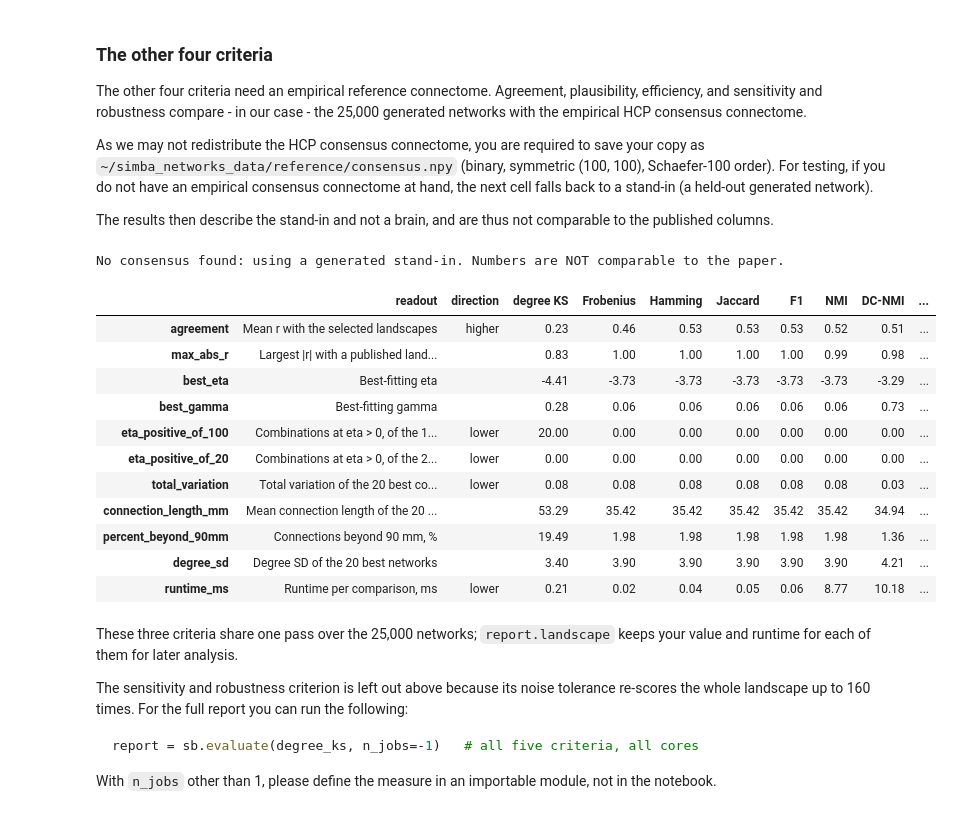
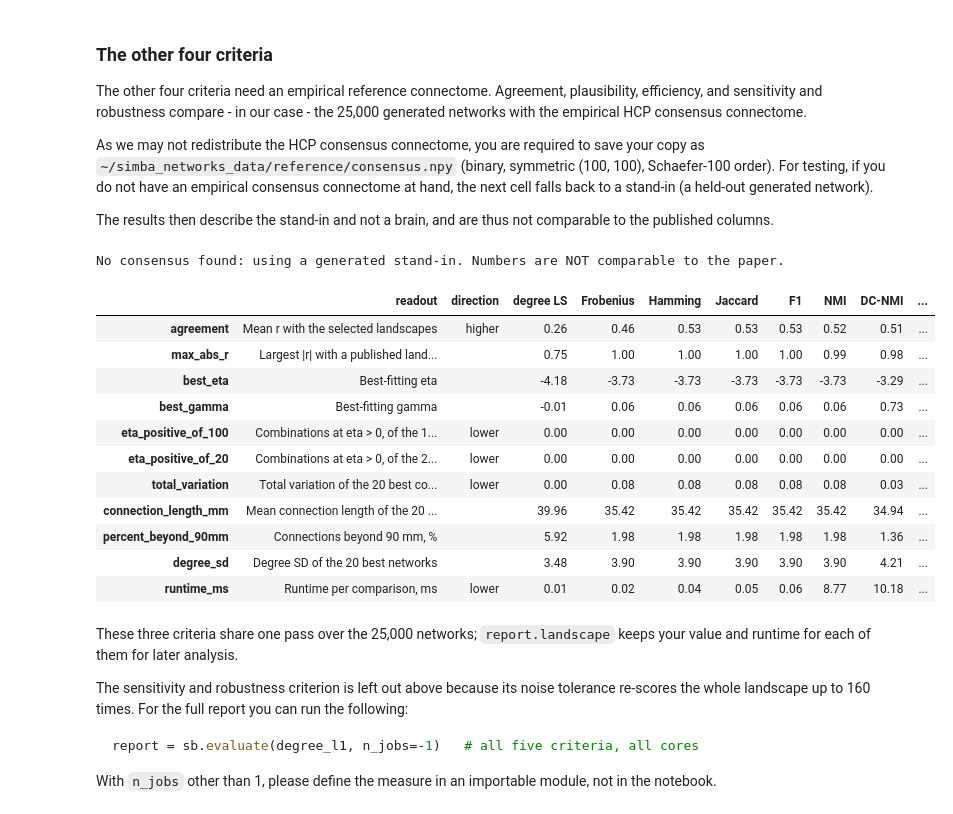
Before and after one commit to ad045/simba, a Jupyter notebook: tutorial.ipynb, the cells around one changed output. Cells and saved outputs as stored; diff of their text form; code cells hidden in the pictures.

````diff
--- a/tutorial.ipynb
+++ b/tutorial.ipynb
@@ -93,11 +93,10 @@ The example compares the two degree distributions with a Kolmogorov-Smirnov
 statistic. It ignores where the edges sit, so expect it to do poorly where
 topology matters.
 # %%
-from scipy.stats import ks_2samp
+# Define your function here
+def degree_l1(A, B):
+    """Lower = more alike. A: generated network, B: reference (100 x 100, binary)."""
+    return float(np.abs(A.sum(0) - B.sum(0)).sum())
 
-def degree_ks(A, B):
-    """KS statistic between the degree distributions. Lower = more alike."""
-    return float(ks_2samp(A.sum(0), B.sum(0)).statistic)
-
-degree_ks(A1, A2), degree_ks(A1, B)
+degree_l1(A1, A2), degree_l1(A1, B)
 # %% [output]
@@ -142,27 +141,27 @@ stand-in and not a brain, and are thus not comparable to the published columns.
 # %%
 try:
     reference = sb.load_reference()
 except FileNotFoundError:
     print("No consensus found: using a generated stand-in. Numbers are NOT comparable to the paper.")
     reference = sb.load_networks("recovery_window")["targets"][0].astype(float)
 
-report = sb.evaluate(degree_ks, name="degree KS", reference=reference,
+report = sb.evaluate(degree_l1, name="degree LS", reference=reference,
                      criteria=["agreement", "plausibility", "efficiency"])
 report.table.drop(columns="criterion").round(2)
 # %% [output]
 No consensus found: using a generated stand-in. Numbers are NOT comparable to the paper.
-|  | readout | direction | degree KS | Frobenius | Hamming | Jaccard | F1 | NMI | DC-NMI | ... |
-| agreement | Mean r with the selected landscapes | higher | 0.23 | 0.46 | 0.53 | 0.53 | 0.53 | 0.52 | 0.51 | ... |
-| max_abs_r | Largest |r| with a published land... |  | 0.83 | 1.00 | 1.00 | 1.00 | 1.00 | 0.99 | 0.98 | ... |
-| best_eta | Best-fitting eta |  | -4.41 | -3.73 | -3.73 | -3.73 | -3.73 | -3.73 | -3.29 | ... |
-| best_gamma | Best-fitting gamma |  | 0.28 | 0.06 | 0.06 | 0.06 | 0.06 | 0.06 | 0.73 | ... |
-| eta_positive_of_100 | Combinations at eta > 0, of the 1... | lower | 20.00 | 0.00 | 0.00 | 0.00 | 0.00 | 0.00 | 0.00 | ... |
+|  | readout | direction | degree LS | Frobenius | Hamming | Jaccard | F1 | NMI | DC-NMI | ... |
+| agreement | Mean r with the selected landscapes | higher | 0.26 | 0.46 | 0.53 | 0.53 | 0.53 | 0.52 | 0.51 | ... |
+| max_abs_r | Largest |r| with a published land... |  | 0.75 | 1.00 | 1.00 | 1.00 | 1.00 | 0.99 | 0.98 | ... |
+| best_eta | Best-fitting eta |  | -4.18 | -3.73 | -3.73 | -3.73 | -3.73 | -3.73 | -3.29 | ... |
+| best_gamma | Best-fitting gamma |  | -0.01 | 0.06 | 0.06 | 0.06 | 0.06 | 0.06 | 0.73 | ... |
+| eta_positive_of_100 | Combinations at eta > 0, of the 1... | lower | 0.00 | 0.00 | 0.00 | 0.00 | 0.00 | 0.00 | 0.00 | ... |
 | eta_positive_of_20 | Combinations at eta > 0, of the 2... | lower | 0.00 | 0.00 | 0.00 | 0.00 | 0.00 | 0.00 | 0.00 | ... |
-| total_variation | Total variation of the 20 best co... | lower | 0.08 | 0.08 | 0.08 | 0.08 | 0.08 | 0.08 | 0.03 | ... |
-| connection_length_mm | Mean connection length of the 20 ... |  | 53.29 | 35.42 | 35.42 | 35.42 | 35.42 | 35.42 | 34.94 | ... |
-| percent_beyond_90mm | Connections beyond 90 mm, % |  | 19.49 | 1.98 | 1.98 | 1.98 | 1.98 | 1.98 | 1.36 | ... |
-| degree_sd | Degree SD of the 20 best networks |  | 3.40 | 3.90 | 3.90 | 3.90 | 3.90 | 3.90 | 4.21 | ... |
-| runtime_ms | Runtime per comparison, ms | lower | 0.21 | 0.02 | 0.04 | 0.05 | 0.06 | 8.77 | 10.18 | ... |
+| total_variation | Total variation of the 20 best co... | lower | 0.00 | 0.08 | 0.08 | 0.08 | 0.08 | 0.08 | 0.03 | ... |
+| connection_length_mm | Mean connection length of the 20 ... |  | 39.96 | 35.42 | 35.42 | 35.42 | 35.42 | 35.42 | 34.94 | ... |
+| percent_beyond_90mm | Connections beyond 90 mm, % |  | 5.92 | 1.98 | 1.98 | 1.98 | 1.98 | 1.98 | 1.36 | ... |
+| degree_sd | Degree SD of the 20 best networks |  | 3.48 | 3.90 | 3.90 | 3.90 | 3.90 | 3.90 | 4.21 | ... |
+| runtime_ms | Runtime per comparison, ms | lower | 0.01 | 0.02 | 0.04 | 0.05 | 0.06 | 8.77 | 10.18 | ... |
 # %% [markdown]
 These three criteria share one pass over the 25,000 networks;
 `report.landscape` keeps your value and runtime for each of them for later analysis.
@@ -171,7 +170,7 @@ The sensitivity and robustness criterion is left out above because its noise
 tolerance re-scores the whole landscape up to 160 times. For the full report you can run the following:
 
 ```python
-report = sb.evaluate(degree_ks, n_jobs=-1)   # all five criteria, all cores
+report = sb.evaluate(degree_l1, n_jobs=-1)   # all five criteria, all cores
 ```
 
 With `n_jobs` other than 1, please define the measure in an importable module, not in
````
Also changed, not shown: parts of 2 cells of this notebook, 3 other files.
